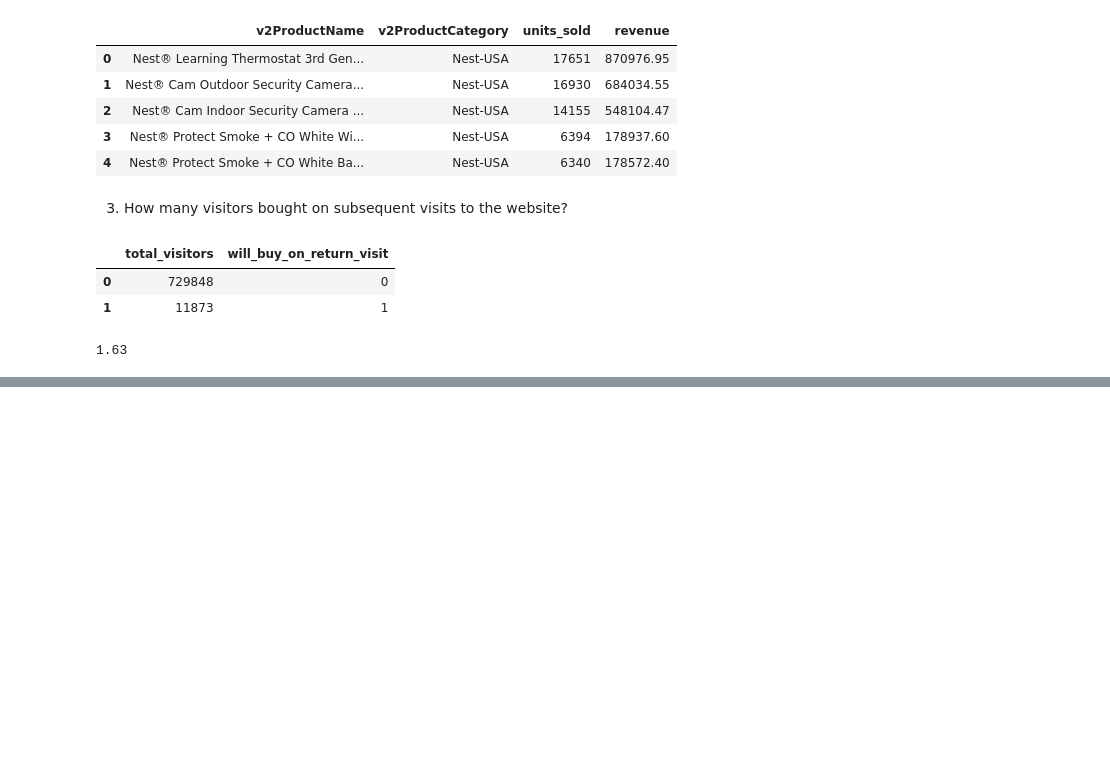
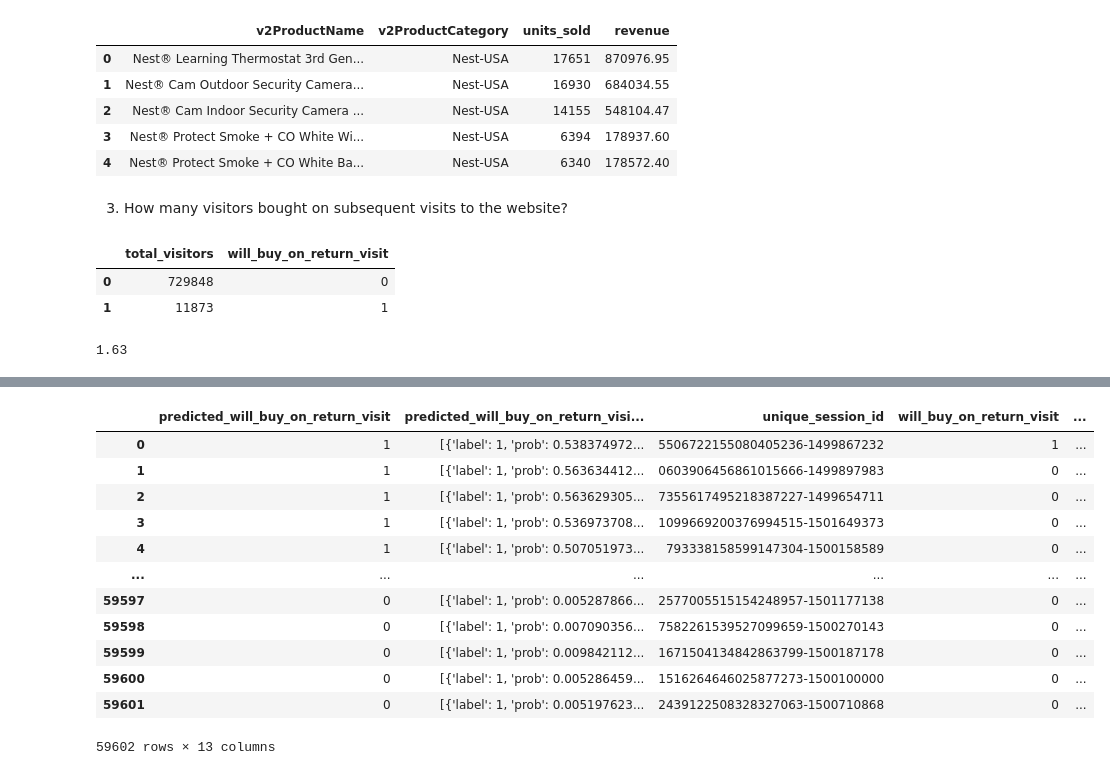
Before and after one commit to samilozkan/BigQuery-Tutorial, a Jupyter notebook: classification_ml_bigquery.ipynb, the cells around one changed output, grey strips where cells are left out. Cells and saved outputs as stored; diff of their text form; code cells hidden in the pictures; blank space fills up the shorter version.

```diff
--- a/classification_ml_bigquery.ipynb
+++ b/classification_ml_bigquery.ipynb
@@ -112,0 +416,67 @@ Analyzing the results, you can see that 1.63% of total visitors will return and
+# %%
+%%bigquery
+SELECT
+*
+FROM
+  ml.PREDICT(MODEL `ecommerce.classification_model_2`,
+   (
+WITH all_visitor_stats AS (
+SELECT
+  fullvisitorid,
+  IF(COUNTIF(totals.transactions > 0 AND totals.newVisits IS NULL) > 0, 1, 0) AS will_buy_on_return_visit
+  FROM `data-to-insights.ecommerce.web_analytics`
+  GROUP BY fullvisitorid
+)
+  SELECT
+      CONCAT(fullvisitorid, '-',CAST(visitId AS STRING)) AS unique_session_id,
+      # labels
+      will_buy_on_return_visit,
+      MAX(CAST(h.eCommerceAction.action_type AS INT64)) AS latest_ecommerce_progress,
+      # behavior on the site
+      IFNULL(totals.bounces, 0) AS bounces,
+      IFNULL(totals.timeOnSite, 0) AS time_on_site,
+      totals.pageviews,
+      # where the visitor came from
+      trafficSource.source,
+      trafficSource.medium,
+      channelGrouping,
+      # mobile or desktop
+      device.deviceCategory,
+      # geographic
+      IFNULL(geoNetwork.country, "") AS country
+  FROM `data-to-insights.ecommerce.web_analytics`,
+     UNNEST(hits) AS h
+    JOIN all_visitor_stats USING(fullvisitorid)
+  WHERE
+    # only predict for new visits
+    totals.newVisits = 1
+    AND date BETWEEN '20170701' AND '20170801' # test 1 month
+  GROUP BY
+  unique_session_id,
+  will_buy_on_return_visit,
+  bounces,
+  time_on_site,
+  totals.pageviews,
+  trafficSource.source,
+  trafficSource.medium,
+  channelGrouping,
+  device.deviceCategory,
+  country
+)
+)
+ORDER BY
+  predicted_will_buy_on_return_visit DESC;
+# %% [output]
+|  | predicted_will_buy_on_return_visit | predicted_will_buy_on_return_visi... | unique_session_id | will_buy_on_return_visit | ... |
+| 0 | 1 | [{'label': 1, 'prob': 0.538374972... | 5506722155080405236-1499867232 | 1 | ... |
+| 1 | 1 | [{'label': 1, 'prob': 0.563634412... | 0603906456861015666-1499897983 | 0 | ... |
+| 2 | 1 | [{'label': 1, 'prob': 0.563629305... | 7355617495218387227-1499654711 | 0 | ... |
+| 3 | 1 | [{'label': 1, 'prob': 0.536973708... | 1099669200376994515-1501649373 | 0 | ... |
+| 4 | 1 | [{'label': 1, 'prob': 0.507051973... | 793338158599147304-1500158589 | 0 | ... |
+| ... | ... | ... | ... | ... | ... |
+| 59597 | 0 | [{'label': 1, 'prob': 0.005287866... | 2577005515154248957-1501177138 | 0 | ... |
+| 59598 | 0 | [{'label': 1, 'prob': 0.007090356... | 7582261539527099659-1500270143 | 0 | ... |
+| 59599 | 0 | [{'label': 1, 'prob': 0.009842112... | 1671504134842863799-1500187178 | 0 | ... |
+| 59600 | 0 | [{'label': 1, 'prob': 0.005286459... | 1516264646025877273-1500100000 | 0 | ... |
+| 59601 | 0 | [{'label': 1, 'prob': 0.005197623... | 2439122508328327063-1500710868 | 0 | ... |
+59602 rows × 13 columns
```
Also changed, not shown: parts of 16 cells of this notebook.
